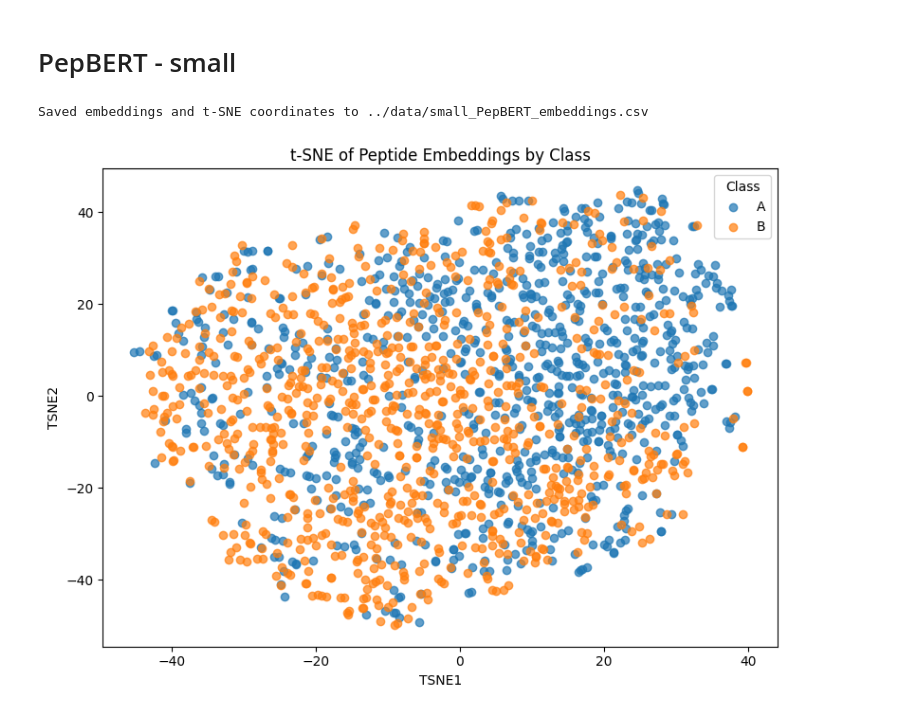
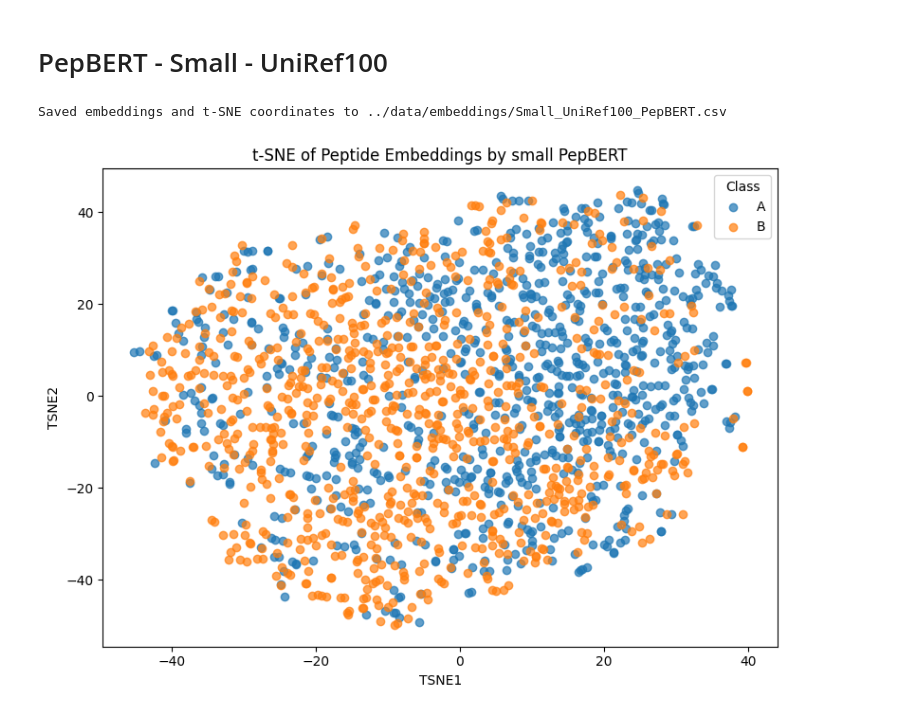
Before and after one commit to Mr-Ahmadi/Gold-Binding-Peptides, a Jupyter notebook: notebooks/encoder.ipynb, the cells around one changed output. Drawn from its saved outputs; the diff is of its cells as text; code cells hidden in the pictures.

```diff
--- a/notebooks/encoder.ipynb
+++ b/notebooks/encoder.ipynb
@@ -1,5 +1,5 @@
 # %% [markdown]
-# PepBERT - small
+# PepBERT - Small - UniRef100
 # %%
 import os
 import torch
@@ -64,36 +64,36 @@ def encode_peptide(sequence):
 df = pd.read_csv("../data/train.csv")  # ensure .csv extension
 
 # Encode all sequences
 embeddings_list = df["Sequence"].apply(encode_peptide).tolist()
 # Create embeddings DataFrame
 embeddings_df = pd.DataFrame(embeddings_list)
 
 # Run t-SNE on the high-dimensional embeddings (exclude Intensity)
 tsne = TSNE(n_components=2, random_state=42)
 emb_tsne = tsne.fit_transform(embeddings_df.values)
 # Add t-SNE results to DataFrame
 tsne_df = pd.DataFrame(emb_tsne, columns=["TSNE1", "TSNE2"])
 
 # Combine original data, embeddings, and t-SNE results
-result_df = pd.concat([df[["Sequence", "Class"]], embeddings_df, tsne_df], axis=1)
+result_df = pd.concat([df[["Sequence", "Class"]], embeddings_df, tsne_df, df[["Intensity"]]], axis=1)
 
 # Save combined DataFrame to a new CSV
-output_path = "../data/small_PepBERT_embeddings.csv"
+output_path = "../data/embeddings/Small_UniRef100_PepBERT.csv"
 result_df.to_csv(output_path, index=False)
 print(f"Saved embeddings and t-SNE coordinates to {output_path}")
 
 # Plotting
 groups = result_df.groupby("Class")
 plt.figure(figsize=(8, 6))
 for cls, group in groups:
     plt.scatter(group["TSNE1"], group["TSNE2"], label=cls, alpha=0.7)
-plt.title("t-SNE of Peptide Embeddings by Class")
+plt.title("t-SNE of Peptide Embeddings by small PepBERT")
 plt.xlabel("TSNE1")
 plt.ylabel("TSNE2")
 plt.legend(title="Class")
 plt.tight_layout()
-plt.savefig("../train_small_PepBERT.png", dpi=300)
+plt.savefig("../train_Small_UniRef100_PepBERT.png", dpi=300)
 plt.show()
 # %% [output]
-Saved embeddings and t-SNE coordinates to ../data/small_PepBERT_embeddings.csv
+Saved embeddings and t-SNE coordinates to ../data/embeddings/Small_UniRef100_PepBERT.csv
-[figure, old version]
+[figure, new version]
```
Also changed, not shown: parts of 10 cells of this notebook, 28 other files.
